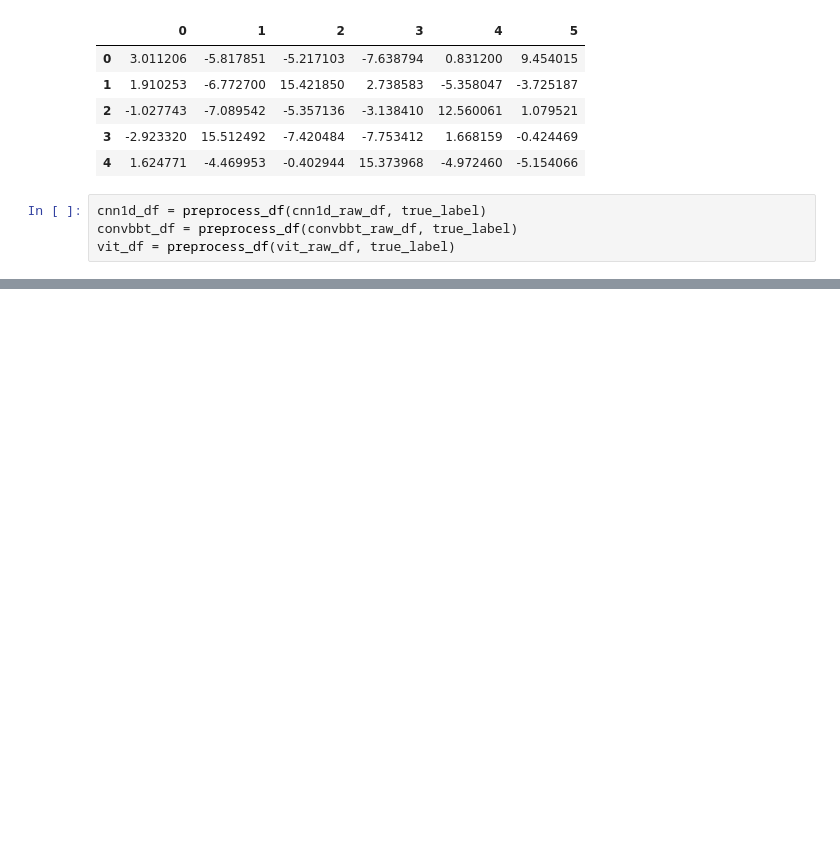
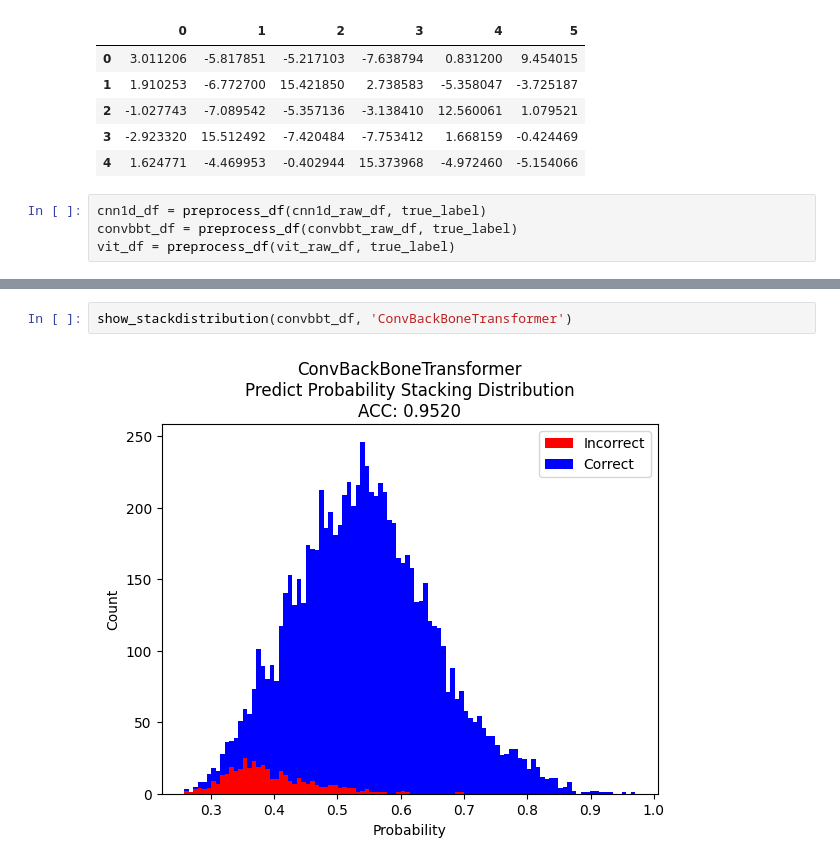
Before and after one commit to rakawanegan/humanactivityrecognition_portfolio, a Jupyter notebook: result/error_bar/analysis.ipynb, the cells around one changed output, grey strips where cells are left out. Drawn from its saved outputs; the diff is of its cells as text; blank space fills up the shorter version.

```diff
--- a/result/error_bar/analysis.ipynb
+++ b/result/error_bar/analysis.ipynb
@@ -103,0 +136,4 @@ show_distribution(vit_df, 'ViT')
+# %%
+show_stackdistribution(convbbt_df, 'ConvBackBoneTransformer')
+# %% [output]
+[figure, added]
```
Also changed, not shown: parts of 10 cells of this notebook.
